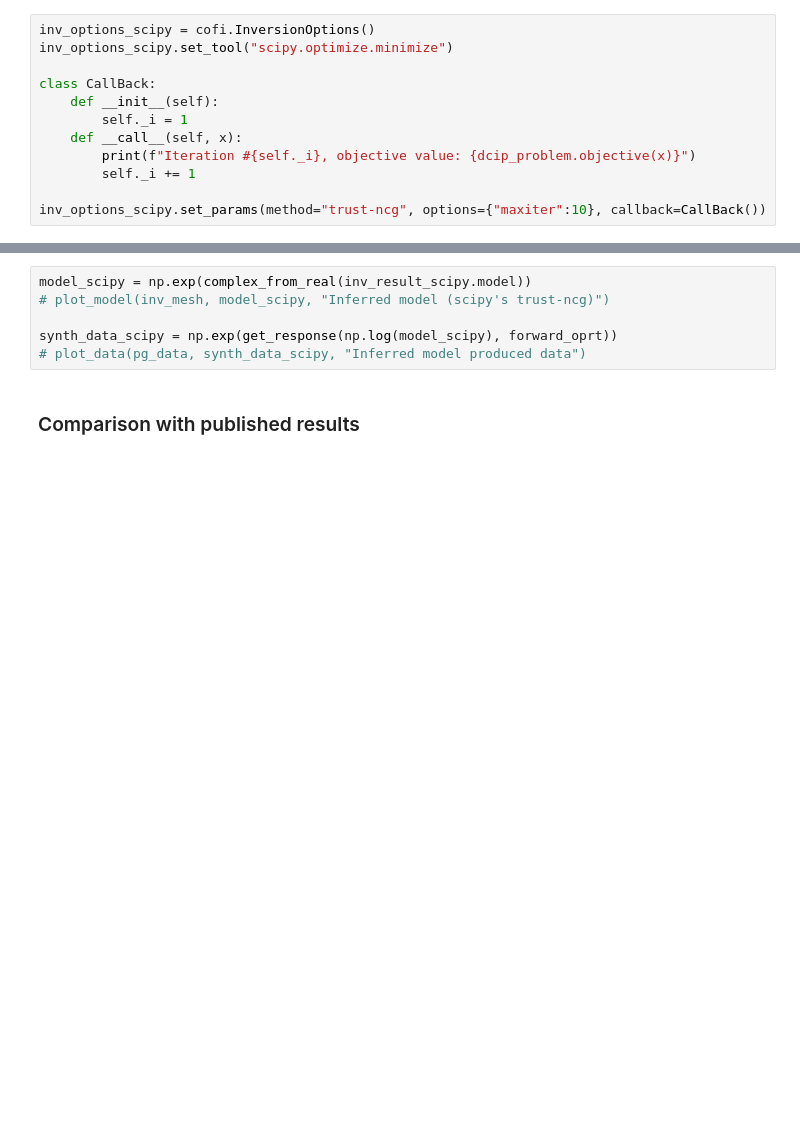
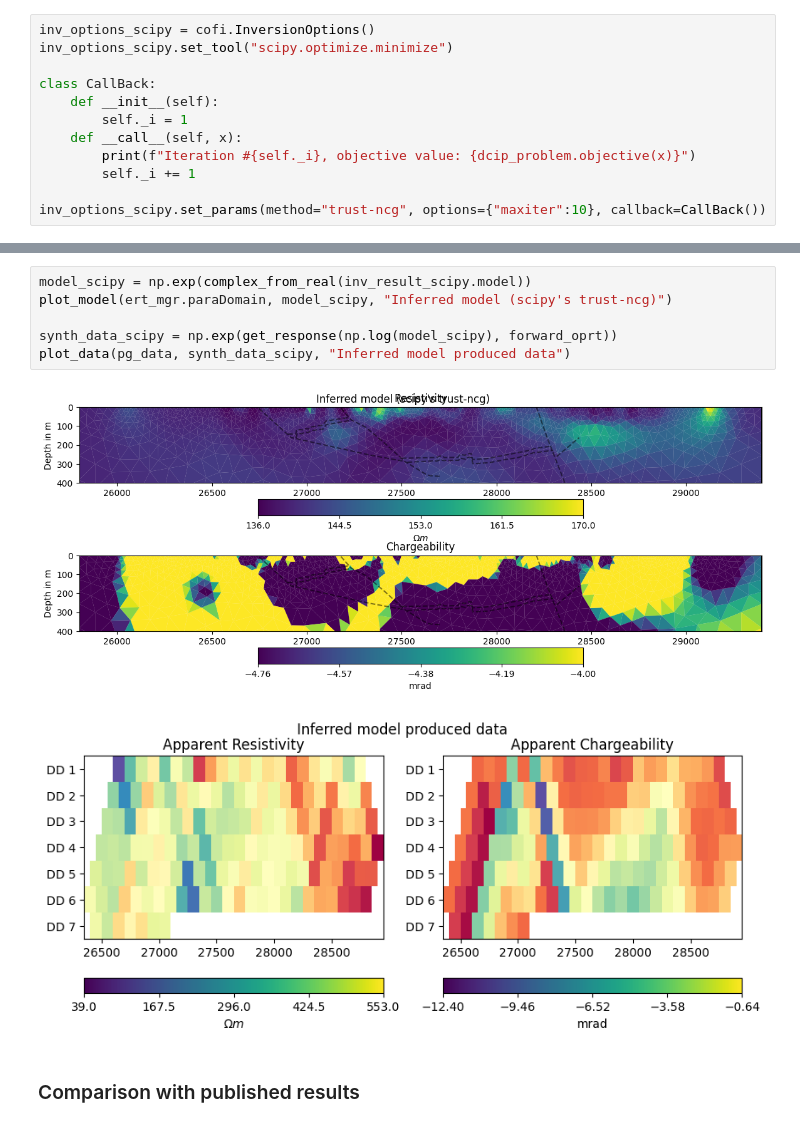
Before and after one commit to inlab-geo/cofi-examples, a Jupyter notebook: examples/pygimli_dcip/pygimli_dcip_century_tri_mesh.ipynb, the cells around one changed output, grey strips where cells are left out. Saved outputs shown, nothing was run; the diff lists cells and outputs as text; blank space fills up the shorter version.

```diff
--- a/examples/pygimli_dcip/pygimli_dcip_century_tri_mesh.ipynb
+++ b/examples/pygimli_dcip/pygimli_dcip_century_tri_mesh.ipynb
@@ -611,10 +611,13 @@ Iteration #10, objective value: 0.08952311376346528
 Solver message: Maximum number of iterations has been exceeded.
 # %%
 model_scipy = np.exp(complex_from_real(inv_result_scipy.model))
-# plot_model(inv_mesh, model_scipy, "Inferred model (scipy's trust-ncg)")
+plot_model(ert_mgr.paraDomain, model_scipy, "Inferred model (scipy's trust-ncg)")
 
 synth_data_scipy = np.exp(get_response(np.log(model_scipy), forward_oprt))
-# plot_data(pg_data, synth_data_scipy, "Inferred model produced data")
+plot_data(pg_data, synth_data_scipy, "Inferred model produced data")
+# %% [output]
+[figure, added]
+[figure, added]
 # %% [markdown]
 ### Comparison with published results <a name="comparison"></a>
 # %%
```
Also changed, not shown: parts of 14 cells of this notebook, 1 other file.
